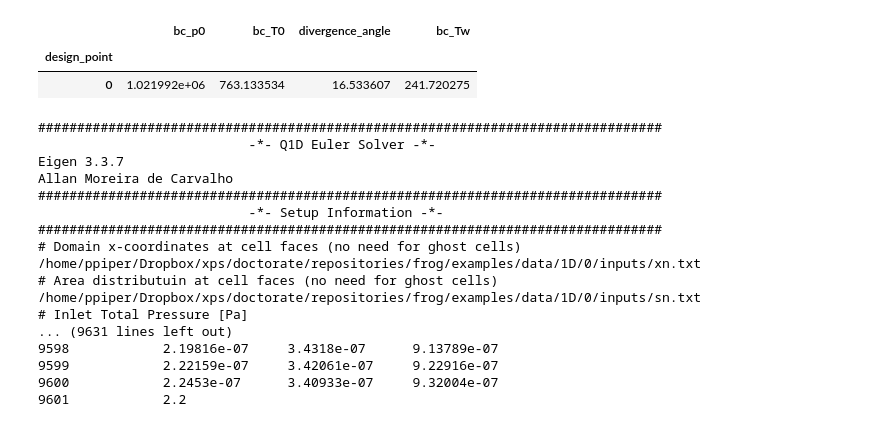
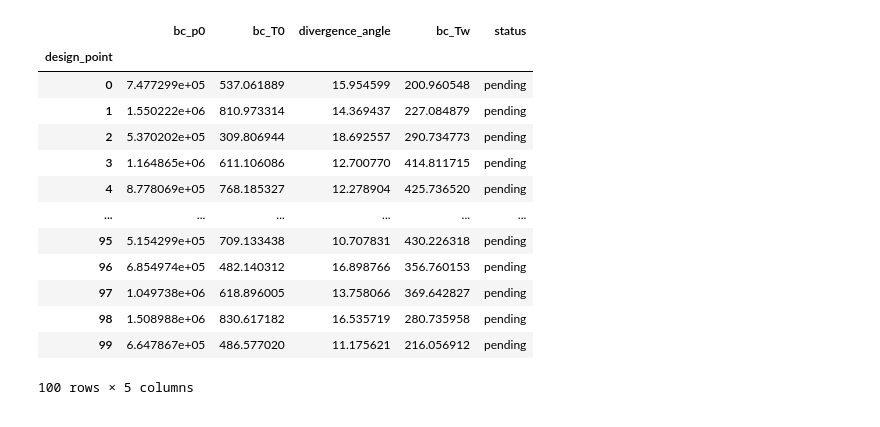
Before and after one commit to properallan/frog, a Jupyter notebook: examples/doe_lhs.ipynb, the cells around one changed output. Drawn from its saved outputs; the diff is of its cells as text; code cells hidden in the pictures.

```diff
--- a/examples/doe_lhs.ipynb
+++ b/examples/doe_lhs.ipynb
@@ -115,9 +118,3 @@ doe_generator = DoEGenerator(
 )
 
 doe_generator.save('./data/doe_lhs.csv')
-# %%
-doe_generator.df
-# %% [output]
-|  | bc_p0 | bc_T0 | divergence_angle | bc_Tw |
-| design_point |  |  |  |  |
-| 0 | 1.021992e+06 | 763.133534 | 16.533607 | 241.720275 |
@@ -136,22 +141,19 @@ doe_runner_2D = DoERunner(
     log_file = './data/doe_lhs_2D_log.csv'
 )
 # %%
-doe_runner_1D.run()
+doe_runner_1D.df
 # %% [output]
+|  | bc_p0 | bc_T0 | divergence_angle | bc_Tw | status |
+| design_point |  |  |  |  |  |
+| 0 | 7.477299e+05 | 537.061889 | 15.954599 | 200.960548 | pending |
+| 1 | 1.550222e+06 | 810.973314 | 14.369437 | 227.084879 | pending |
+| 2 | 5.370202e+05 | 309.806944 | 18.692557 | 290.734773 | pending |
+| 3 | 1.164865e+06 | 611.106086 | 12.700770 | 414.811715 | pending |
+| 4 | 8.778069e+05 | 768.185327 | 12.278904 | 425.736520 | pending |
+| ... | ... | ... | ... | ... | ... |
+| 95 | 5.154299e+05 | 709.133438 | 10.707831 | 430.226318 | pending |
+| 96 | 6.854974e+05 | 482.140312 | 16.898766 | 356.760153 | pending |
+| 97 | 1.049738e+06 | 618.896005 | 13.758066 | 369.642827 | pending |
+| 98 | 1.508988e+06 | 830.617182 | 16.535719 | 280.735958 | pending |
+| 99 | 6.647867e+05 | 486.577020 | 11.175621 | 216.056912 | pending |
-################################################################################
-                           -*- Q1D Euler Solver -*-
-Eigen 3.3.7
-Allan Moreira de Carvalho
-################################################################################
-                           -*- Setup Information -*-
-################################################################################
-# Domain x-coordinates at cell faces (no need for ghost cells)
-/home/ppiper/Dropbox/xps/doctorate/repositories/frog/examples/data/1D/0/inputs/xn.txt
-# Area distributuin at cell faces (no need for ghost cells)
-/home/ppiper/Dropbox/xps/doctorate/repositories/frog/examples/data/1D/0/inputs/sn.txt
-# Inlet Total Pressure [Pa]
-... (9631 lines left out)
-9598            2.19816e-07     3.4318e-07      9.13789e-07
-9599            2.22159e-07     3.42061e-07     9.22916e-07
-9600            2.2453e-07      3.40933e-07     9.32004e-07
-9601            2.2
+100 rows × 5 columns
```
Also changed, not shown: parts of 10 cells of this notebook, 1 other file.
